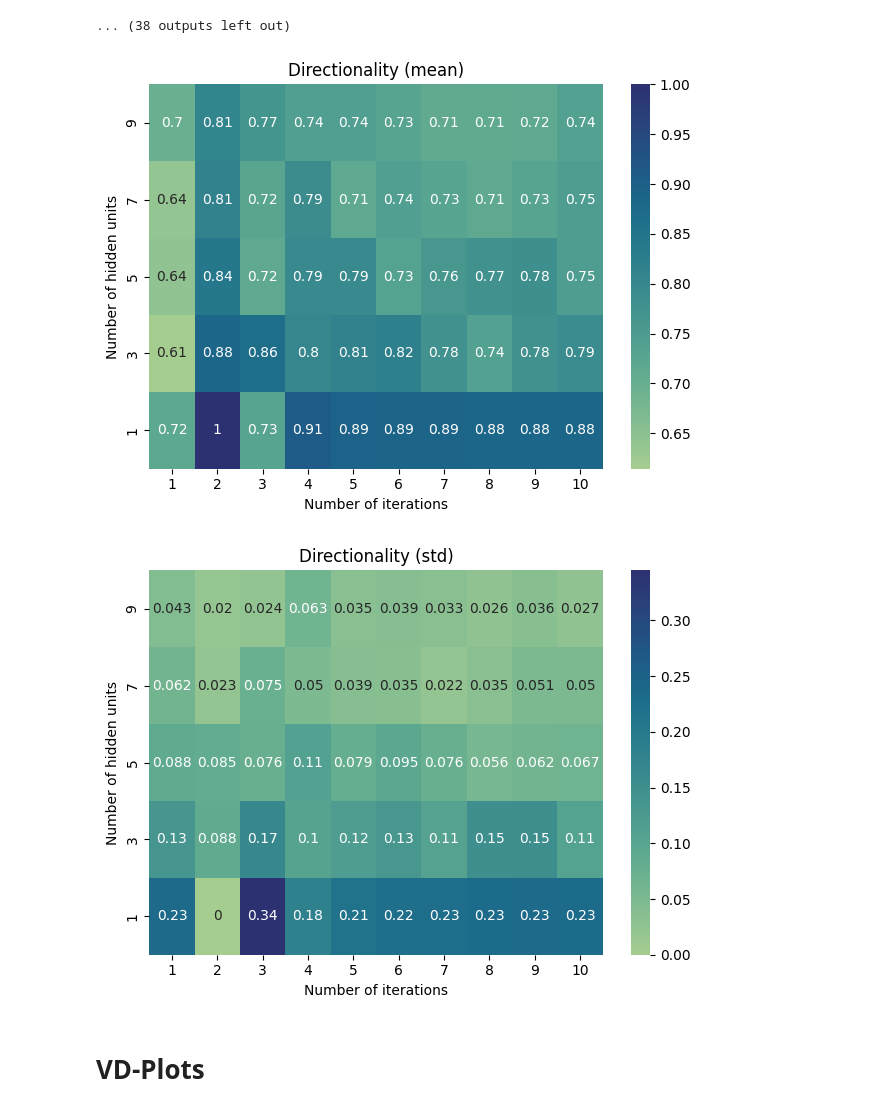
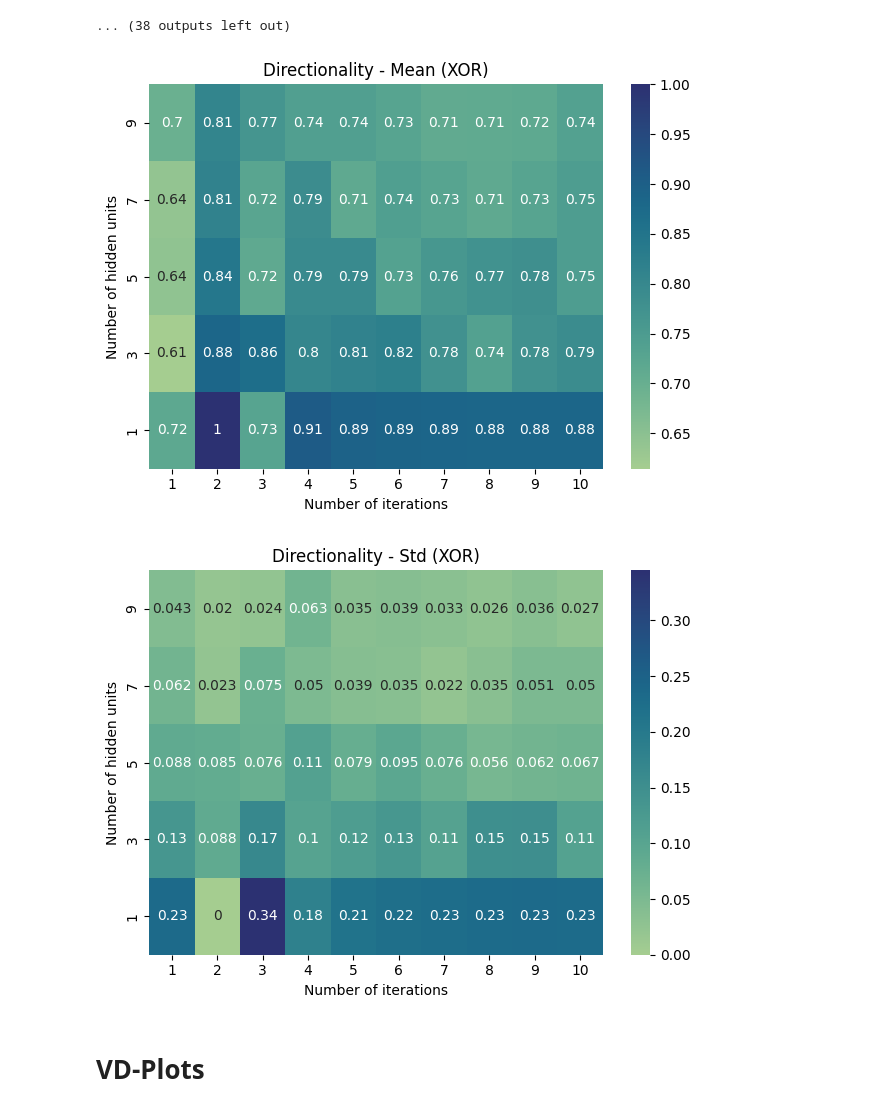
Before and after one commit to PerceptronV/induced-mlp, a Jupyter notebook: notebooks/xor.ipynb, the cells around one changed output. Cells and saved outputs as stored; diff of their text form; code cells hidden in the pictures.

```diff
--- a/notebooks/xor.ipynb
+++ b/notebooks/xor.ipynb
@@ -125,7 +125,7 @@ visualisers, result = experiments.run(
     its=3,
     pruner=PruneEnsemble({
         'values': NoPrune(),
-        'weights': DynamicTriuDamp(f=0.8),
+        'weights': TopKPrune(k=0.5),
     }),
     visualisers={
         'directionality': DirectionalityVisualiser(
@@ -244,20 +260,20 @@ Directionality: 0.885 $\pm$ 0.088
 # %%
 sns.heatmap(
     ui_means[::-1],
     annot=True,
     yticklabels=units[::-1],
     xticklabels=its,
     cmap='crest'
 )
 
-plt.title('Directionality (mean)')
+plt.title('Directionality - Mean (XOR)')
 plt.xlabel('Number of iterations')
 plt.ylabel('Number of hidden units')
 plt.tight_layout()
 plt.savefig('../media/ui/xor-mean.pdf')
 plt.show()
 # %% [output]
-[figure, old version]
+[figure, new version]
 # %%
 sns.heatmap(
     ui_stds[::-1],
@@ -267,14 +283,14 @@ sns.heatmap(
     cmap='crest'
 )
 
-plt.title('Directionality (std)')
+plt.title('Directionality - Std (XOR)')
 plt.xlabel('Number of iterations')
 plt.ylabel('Number of hidden units')
 plt.tight_layout()
 plt.savefig('../media/ui/xor-std.pdf')
 plt.show()
 # %% [output]
-[figure, old version]
+[figure, new version]
 # %% [markdown]
 # VD-Plots
 # %%
```
Also changed, not shown: parts of 3 cells of this notebook, 11 other files.
